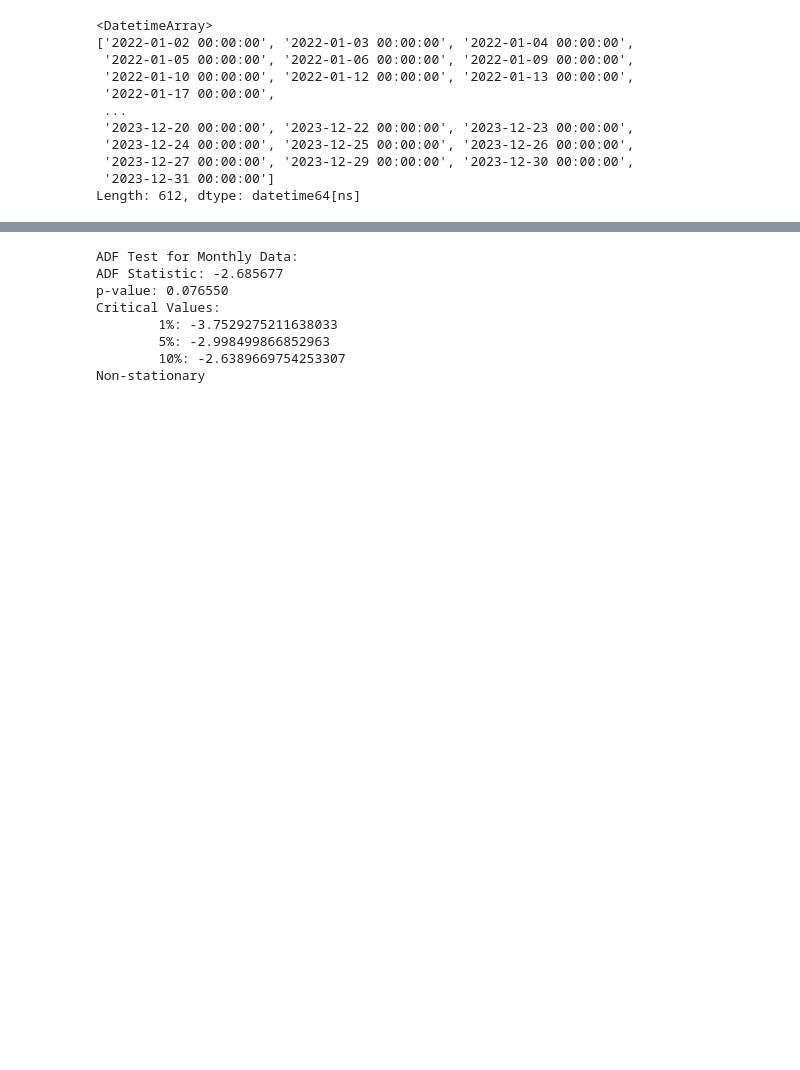
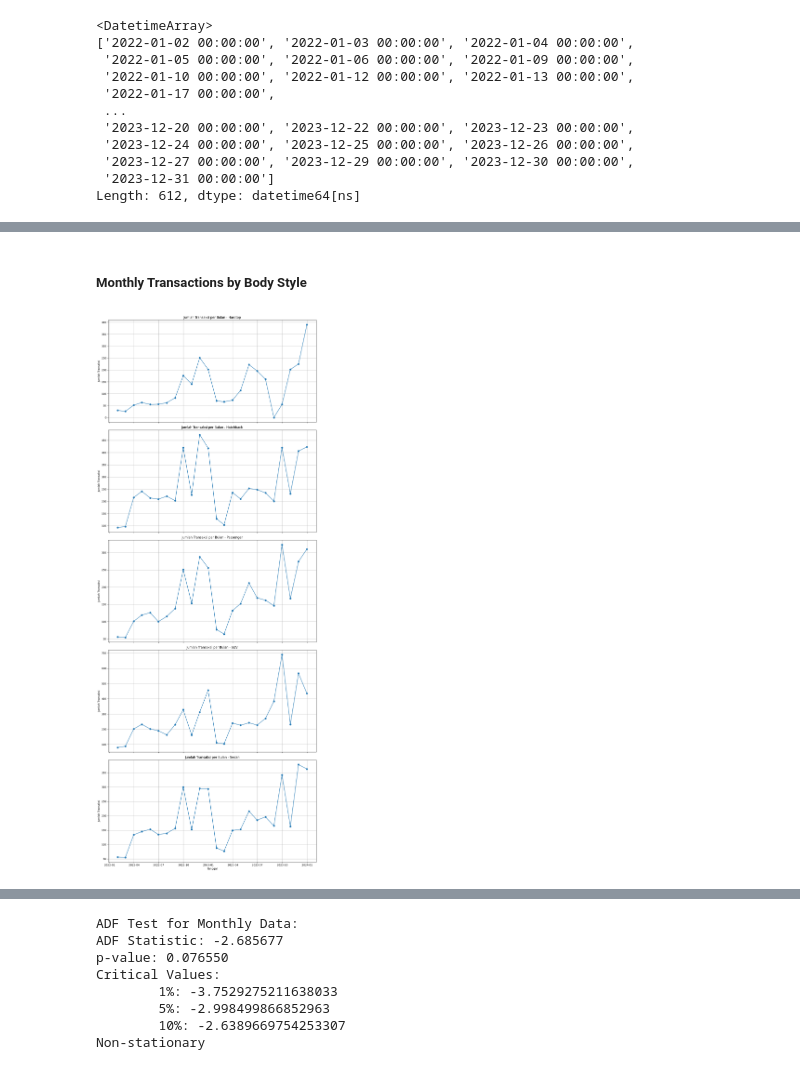
Before and after one commit to MuhammadJundullah/Data-Analysis, a Jupyter notebook: Car Sales Analysis/Car_Sales_Report.ipynb, the cells around one changed output, grey strips where cells are left out. Saved outputs shown, nothing was run; the diff lists cells and outputs as text; code cells hidden in the pictures; blank space fills up the shorter version.

```diff
--- a/Car Sales Analysis/Car_Sales_Report.ipynb
+++ b/Car Sales Analysis/Car_Sales_Report.ipynb
@@ -395,0 +405,27 @@ plt.show()
+# %%
+from scipy.stats import chi2_contingency
+
+# Misalkan df adalah DataFrame Anda dan 'Date' sudah diatur sebagai index yang bertipe datetime
+df['Month'] = df.index.to_period('M')
+
+# Daftar variabel yang akan diuji
+categorical_vars = ['Body Style', 'Dealer_Region', 'Company', 'Model', 'Engine', 'Color']
+
+# Looping untuk setiap variabel
+for var in categorical_vars:
+    # Tabel kontingensi untuk variabel saat ini dan 'Month'
+    contingency_table = pd.crosstab(df[var], df['Month'])
+
+    # Uji Chi-Square
+    chi2, p, _, _ = chi2_contingency(contingency_table)
+
+    # Hasil
+    print(f"Variabel: {var}")
+    print(f"Chi-Square Value: {chi2}")
+    print(f"P-Value: {p}")
+
+    if p < 0.05:
+        print(f"Ada hubungan signifikan antara {var} dan Month.")
+    else:
+        print(f"Tidak ada hubungan signifikan antara {var} dan Month.")
+    print()
@@ -395,0 +450,20 @@ plt.show()
+# %% [markdown]
+##### Monthly Transactions by Body Style
+# %%
+# Menghitung jumlah transaksi per bulan berdasarkan 'Body Style'
+monthly_transactions = df.groupby('Body Style').resample('M').size().unstack(level=0)
+
+# Plotting
+fig, axes = plt.subplots(nrows=len(monthly_transactions.columns), ncols=1, figsize=(12, 6 * len(monthly_transactions.columns)), sharex=True)
+
+for i, column in enumerate(monthly_transactions.columns):
+    axes[i].plot(monthly_transactions.index, monthly_transactions[column], marker='o', linestyle='-')
+    axes[i].set_title(f'Jumlah Transaksi per Bulan - {column}')
+    axes[i].set_ylabel('Jumlah Transaksi')
+    axes[i].grid(True)
+
+axes[-1].set_xlabel('Tanggal')
+plt.tight_layout()
+plt.show()
+# %% [output]
+[figure, added]
```
Also changed, not shown: parts of 19 cells of this notebook.
